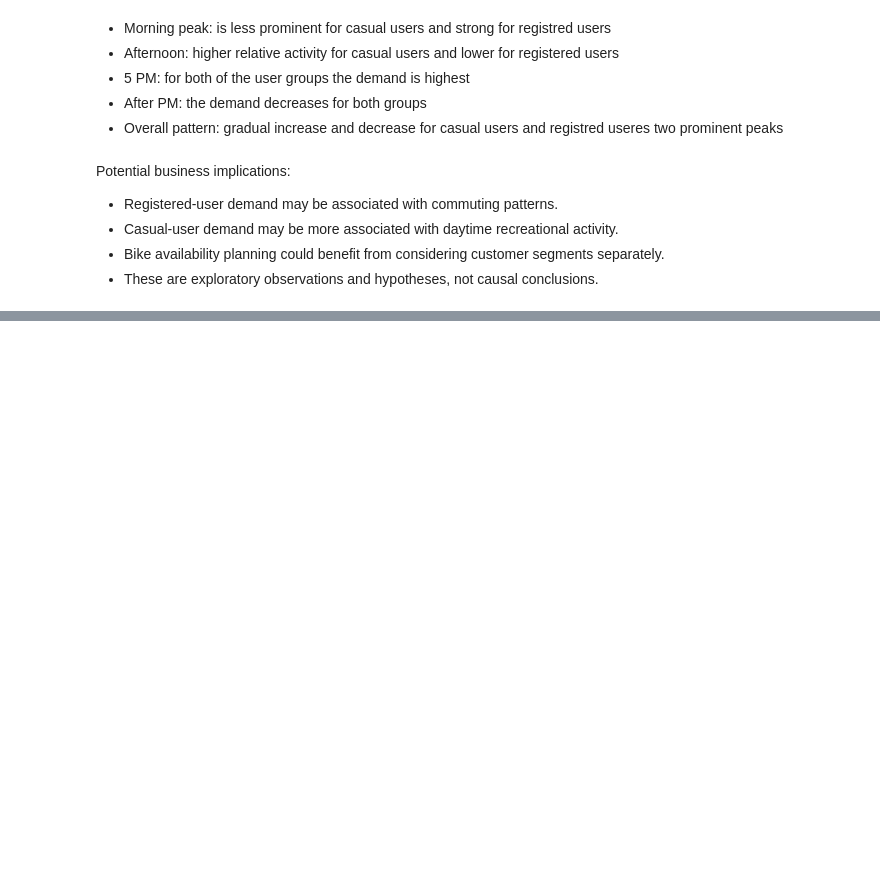
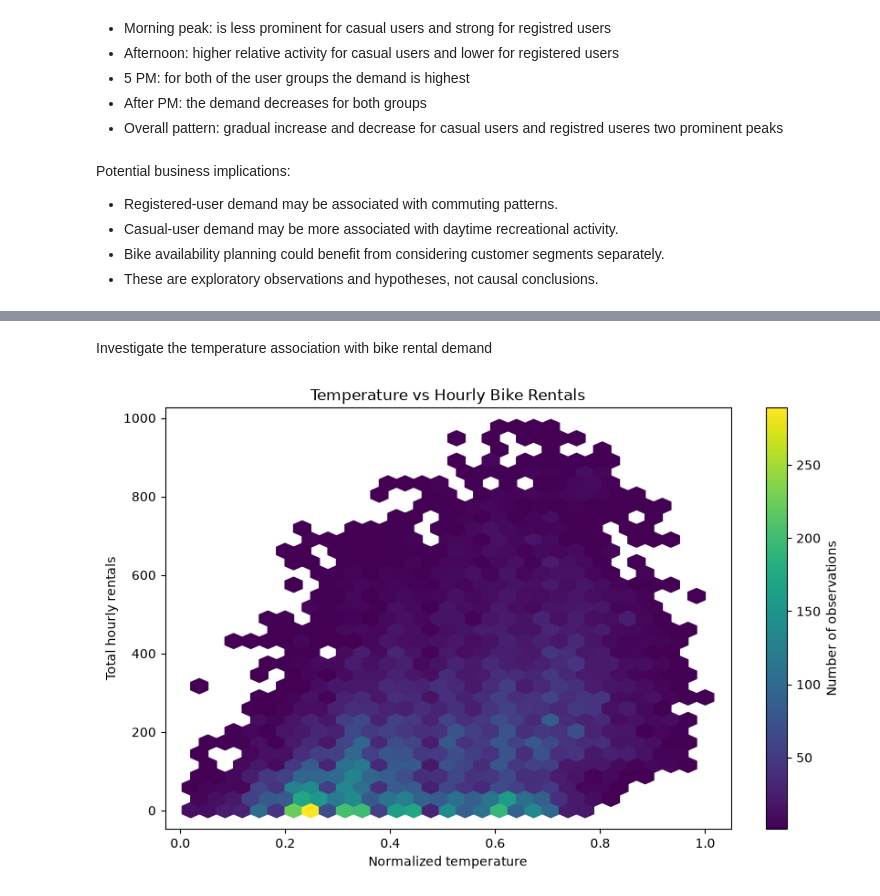
Before and after one commit to ishikabehera231096/practical-stats-data-science, a Jupyter notebook: chapter-01-eda/notebook/01_exploratory_data_analysis.ipynb, the cells around one changed output, grey strips where cells are left out. Saved outputs shown, nothing was run; the diff lists cells and outputs as text; code cells hidden in the pictures; blank space fills up the shorter version.

```diff
--- a/chapter-01-eda/notebook/01_exploratory_data_analysis.ipynb
+++ b/chapter-01-eda/notebook/01_exploratory_data_analysis.ipynb
@@ -252,0 +275,21 @@ Potential business implications:
+# %% [markdown]
+Investigate the temperature association with bike rental demand
+# %%
+plt.figure(figsize=(10, 6))
+
+plt.hexbin(
+    df["temp"],
+    df["cnt"],
+    gridsize=30,
+    cmap="viridis",
+    mincnt=1
+)
+
+plt.colorbar(label="Number of observations")
+plt.xlabel("Normalized temperature")
+plt.ylabel("Total hourly rentals")
+plt.title("Temperature vs Hourly Bike Rentals")
+
+plt.show()
+# %% [output]
+[figure, added]
```
Also changed, not shown: parts of 19 cells of this notebook, 1 other file.
